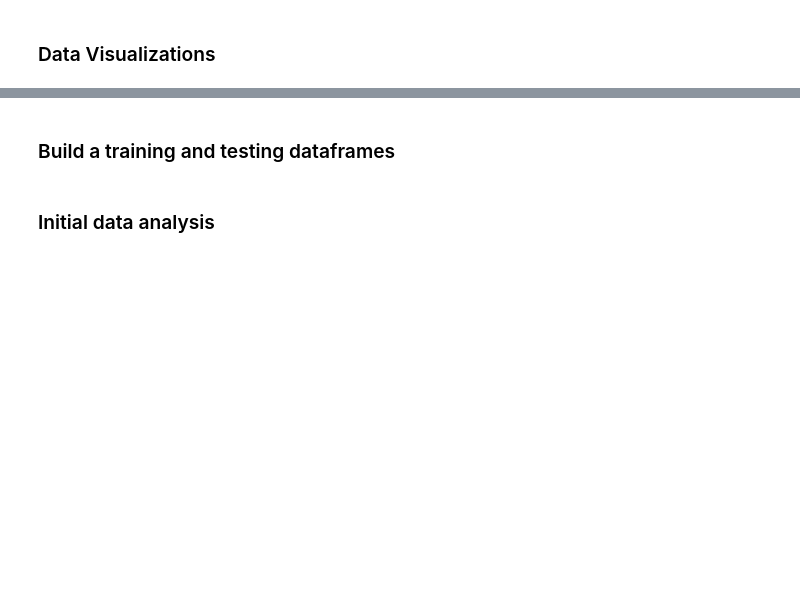
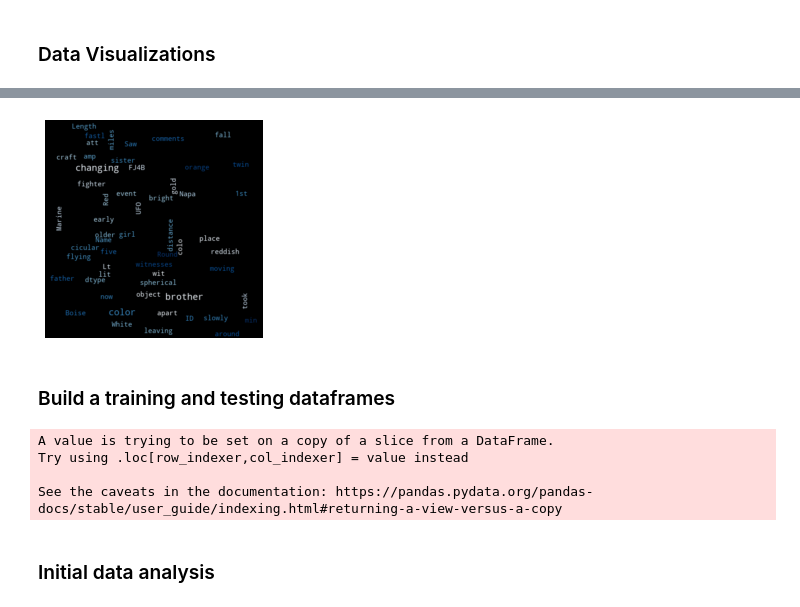
Before and after one commit to larregui/IST718-Project, a Jupyter notebook: IST718_FinalProject_2020.ipynb, the cells around one changed output, grey strips where cells are left out. Drawn from its saved outputs; the diff is of its cells as text; code cells hidden in the pictures; blank space fills up the shorter version.

```diff
--- a/IST718_FinalProject_2020.ipynb
+++ b/IST718_FinalProject_2020.ipynb
@@ -109,10 +216,32 @@ TypeError: ignored
+# %%
+#wordcloud
+
+cols2drop=['datetime', 'city', 'state', 'country','shape','duration (seconds)', 'duration (hours/min)', 'date posted',
+       'latitude', 'longitude ']
+w_nufo=nufo.drop(columns=cols2drop)
+from wordcloud import WordCloud
+import matplotlib.pyplot as plt
+comment_strng = str(w_nufo.comments)
+wordcloud = WordCloud(width=480, height=480, max_font_size=20, min_font_size=10, colormap="Blues").generate(comment_strng)
+plt.figure()
+plt.imshow(wordcloud, interpolation="bilinear")
+plt.axis("off")
+plt.margins(x=0, y=0)
+plt.show()
+# %% [output]
+[figure, added]
 # %% [markdown]
 ### Build a training and testing dataframes
 # %%
 np.random.seed(1234)
-nufo['runiform'] = uniform.rvs(loc = 0, scale = 1, size = len(df))
+nufo['runiform'] = uniform.rvs(loc = 0, scale = 1, size = len(nufo))
 train = nufo[nufo['runiform'] >= 0.33]
 test = nufo[nufo['runiform'] < 0.33]
+# %% [output]
+A value is trying to be set on a copy of a slice from a DataFrame.
+Try using .loc[row_indexer,col_indexer] = value instead
+
+See the caveats in the documentation: https://pandas.pydata.org/pandas-docs/stable/user_guide/indexing.html#returning-a-view-versus-a-copy
 # %% [markdown]
 ### Initial data analysis
 # %% [markdown]
```
Also changed, not shown: parts of 19 cells of this notebook.
